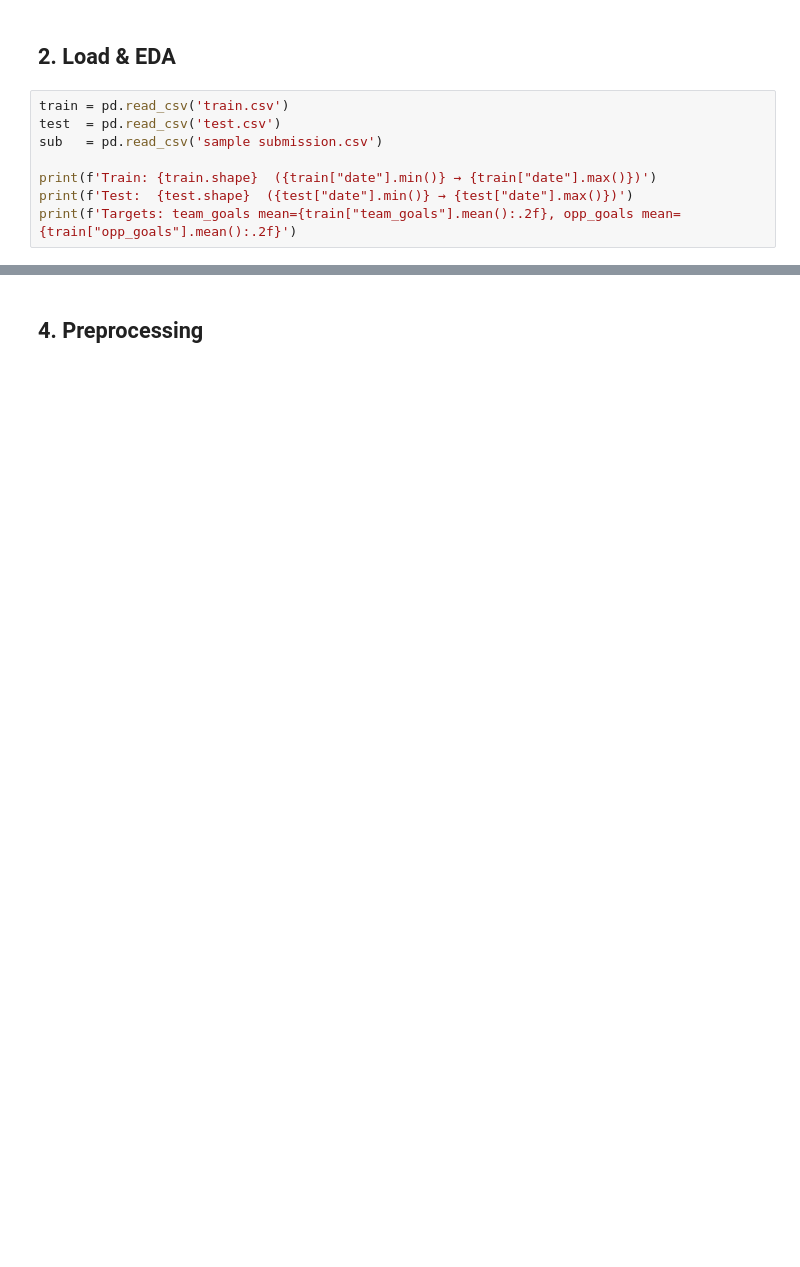
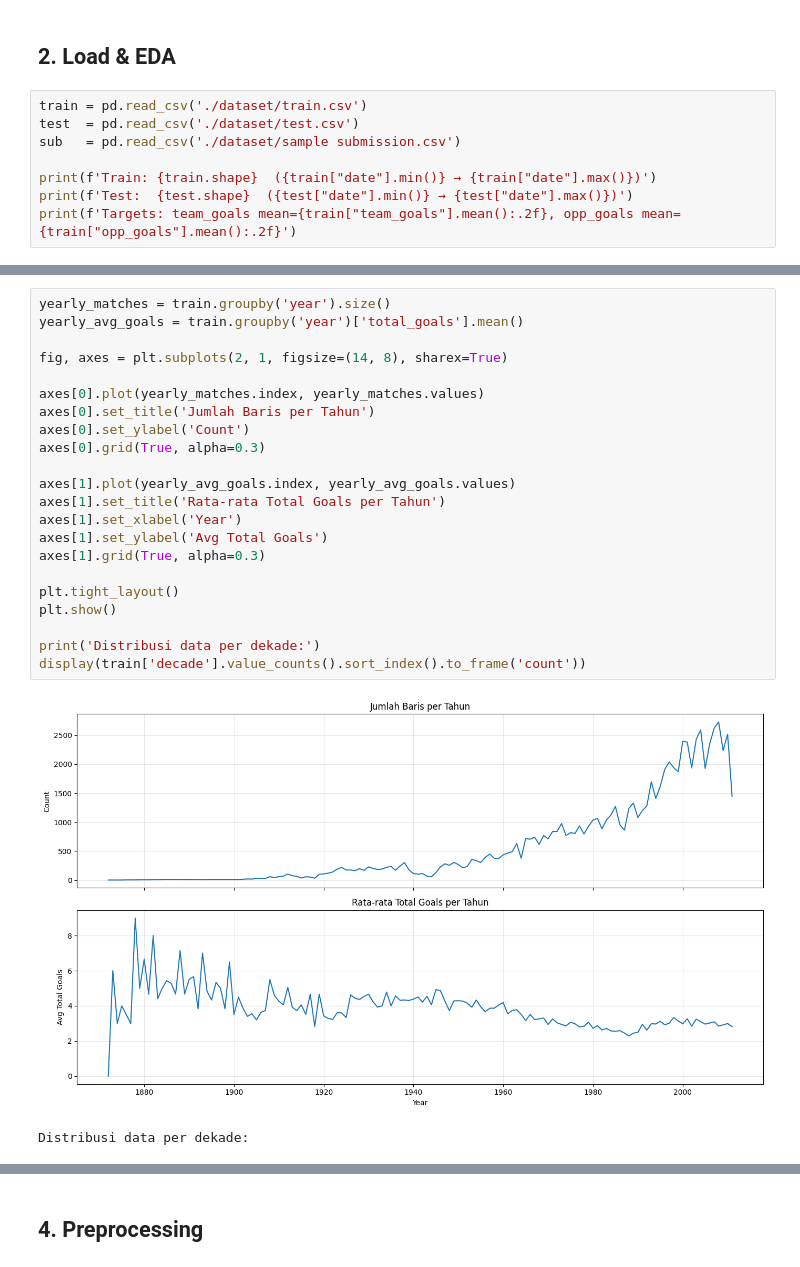
Before and after one commit to maulnite/gamafest-bcc-lagi-bawa-anak-baru, a Jupyter notebook: football_prediction.ipynb, the cells around one changed output, grey strips where cells are left out. Drawn from its saved outputs; the diff is of its cells as text; blank space fills up the shorter version.

```diff
--- a/football_prediction.ipynb
+++ b/football_prediction.ipynb
@@ -65,9 +71,9 @@ print('AW-MAE (zeros):  ', awmae_score([2,1],[1,0],[0,0],[0,0],[1.5,1.0]))
 # %% [markdown]
 ## 2. Load & EDA
 # %%
-train = pd.read_csv('train.csv')
-test  = pd.read_csv('test.csv')
-sub   = pd.read_csv('sample submission.csv')
+train = pd.read_csv('./dataset/train.csv')
+test  = pd.read_csv('./dataset/test.csv')
+sub   = pd.read_csv('./dataset/sample submission.csv')
 
 print(f'Train: {train.shape}  ({train["date"].min()} → {train["date"].max()})')
 print(f'Test:  {test.shape}  ({test["date"].min()} → {test["date"].max()})')
@@ -97,0 +251,25 @@ print('\nWeight distribution:',dict(train['tournament_weight'].value_counts()))
+# %%
+yearly_matches = train.groupby('year').size()
+yearly_avg_goals = train.groupby('year')['total_goals'].mean()
+
+fig, axes = plt.subplots(2, 1, figsize=(14, 8), sharex=True)
+
+axes[0].plot(yearly_matches.index, yearly_matches.values)
+axes[0].set_title('Jumlah Baris per Tahun')
+axes[0].set_ylabel('Count')
+axes[0].grid(True, alpha=0.3)
+
+axes[1].plot(yearly_avg_goals.index, yearly_avg_goals.values)
+axes[1].set_title('Rata-rata Total Goals per Tahun')
+axes[1].set_xlabel('Year')
+axes[1].set_ylabel('Avg Total Goals')
+axes[1].grid(True, alpha=0.3)
+
+plt.tight_layout()
+plt.show()
+
+print('Distribusi data per dekade:')
+display(train['decade'].value_counts().sort_index().to_frame('count'))
+# %% [output]
+[figure, added]
+Distribusi data per dekade:
```
Also changed, not shown: parts of 48 cells of this notebook.
